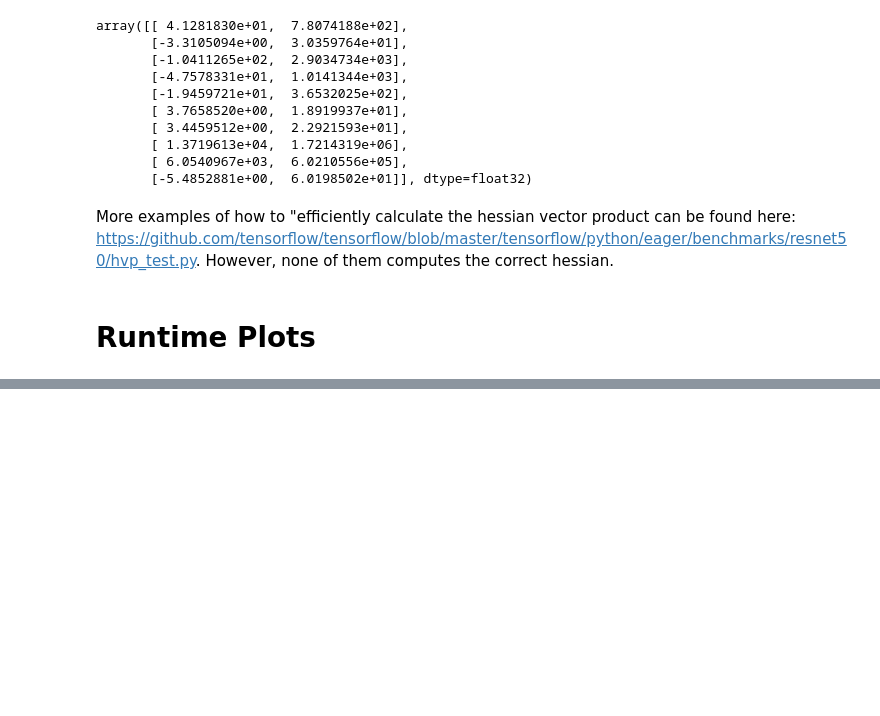
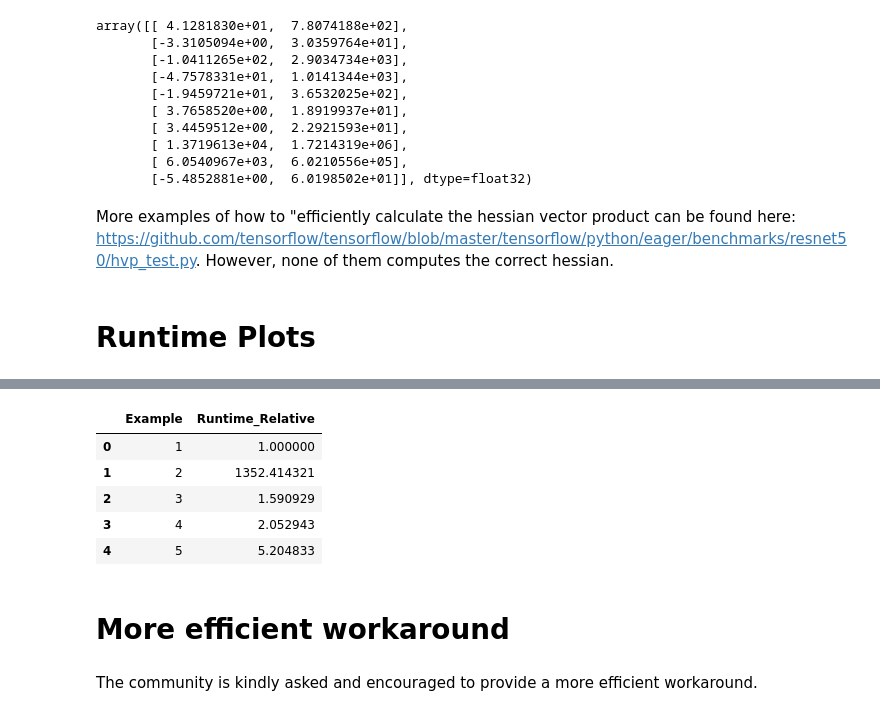
Before and after one commit to StatMixedML/DGBM, a Jupyter notebook: Examples/AutoGrad_Examples.ipynb, the cells around one changed output, grey strips where cells are left out. Saved outputs shown, nothing was run; the diff lists cells and outputs as text; code cells hidden in the pictures; blank space fills up the shorter version.

```diff
--- a/Examples/AutoGrad_Examples.ipynb
+++ b/Examples/AutoGrad_Examples.ipynb
@@ -424,0 +424,13 @@ plot_df["Example"] = pd.Categorical(plot_df["Example"])
+# %%
+plot_df.groupby("Example")["Runtime_Relative"].agg("median").reset_index()
+# %% [output]
+|  | Example | Runtime_Relative |
+| 0 | 1 | 1.000000 |
+| 1 | 2 | 1352.414321 |
+| 2 | 3 | 1.590929 |
+| 3 | 4 | 2.052943 |
+| 4 | 5 | 5.204833 |
+# %% [markdown]
+# More efficient workaround
+# %% [markdown]
+The community is kindly asked and encouraged to provide a more efficient workaround.
```
Also changed, not shown: parts of 12 cells of this notebook.
